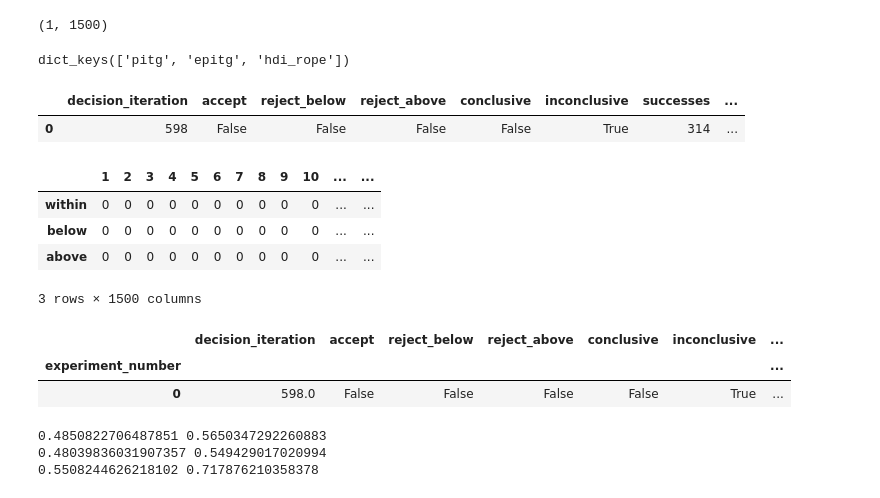
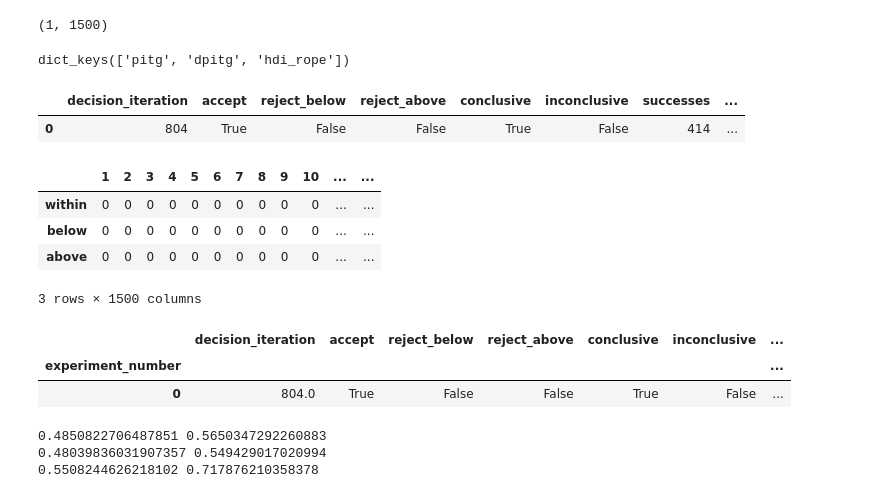
Before and after one commit to elzurdo/dpitg, a Jupyter notebook: notebooks/fair_coin_handpicked.ipynb, the cells around one changed output. Drawn from its saved outputs; the diff is of its cells as text; code cells hidden in the pictures.

Commit message:
correcting old epitg for new dpitg

```diff
--- a/notebooks/fair_coin_handpicked.ipynb
+++ b/notebooks/fair_coin_handpicked.ipynb
@@ -155,12 +159,12 @@ experiments.shape
 # %% [output]
 (1, 1500)
 # %%
-method_stats, method_roperesult_iteration  = stop_decision_multiple_experiments_multiple_methods(experiments, rope_min_null, rope_max_null, ω_goal, binary_accounting=binary_accounting)
+method_stats, method_roperesult_iteration  = stop_decision_multiple_sequences_multiple_methods(experiments, rope_min_null, rope_max_null, ω_goal, binary_accounting=binary_accounting)
 # %%
 print(method_stats.keys())
-display(pd.DataFrame(method_stats['pitg']).T)
+display(pd.DataFrame(method_stats['dpitg']).T)
 # %% [output]
-dict_keys(['pitg', 'epitg', 'hdi_rope'])
+dict_keys(['pitg', 'dpitg', 'hdi_rope'])
 |  | decision_iteration | accept | reject_below | reject_above | conclusive | inconclusive | successes | ... |
-| 0 | 598 | False | False | False | False | True | 314 | ... |
+| 0 | 804 | True | False | False | True | False | 414 | ... |
 # %%
@@ -173,12 +177,11 @@ pd.DataFrame(method_roperesult_iteration['pitg']).T
 3 rows × 1500 columns
 # %%
 method_df_stats = {method_name: stats_dict_to_df(method_stats[method_name]) for method_name in method_stats}
+method_df_stats['dpitg']
+# %% [output]
+|  | decision_iteration | accept | reject_below | reject_above | conclusive | inconclusive | ... |
+| experiment_number |  |  |  |  |  |  | ... |
+| 0 | 804.0 | True | False | False | True | False | ... |
-# %%
-method_df_stats['pitg']
-# %% [output]
-|  | decision_iteration | accept | reject_below | reject_above | conclusive | inconclusive | ... |
-| experiment_number |  |  |  |  |  |  | ... |
-| 0 | 598.0 | False | False | False | False | True | ... |
 # %%
 plot_sample_pdf_methods(method_df_stats, 0, rope_min_null, rope_max_null, xlim = (0.4, 0.8), method_names=None)
 # %% [output]
```
Also changed, not shown: parts of 5 cells of this notebook, 1 other file.
